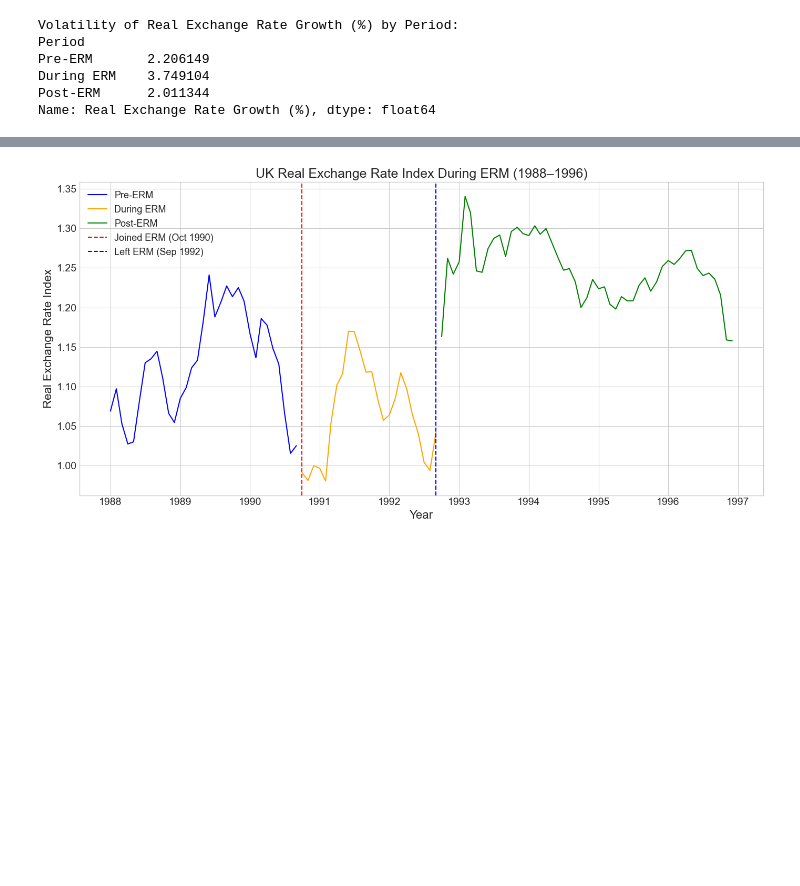
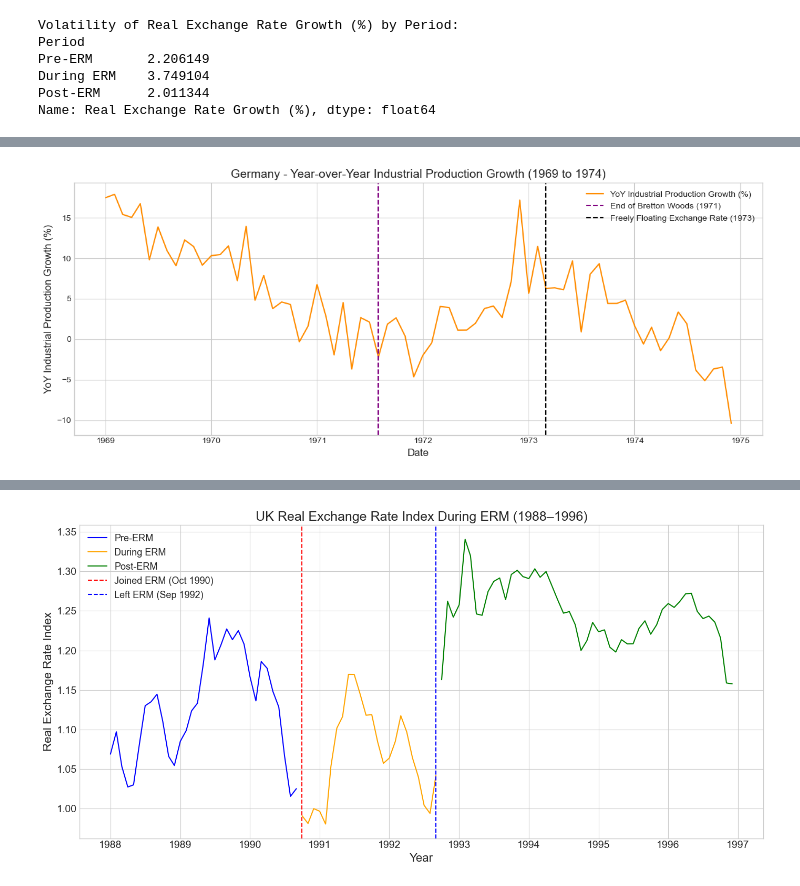
Before and after one commit to EC1B1-Macro-Project/Germany_Coursework, a Jupyter notebook: code/NB00.ipynb, the cells around one changed output, grey strips where cells are left out. Cells and saved outputs as stored; diff of their text form; code cells hidden in the pictures; blank space fills up the shorter version.

```diff
--- a/code/NB00.ipynb
+++ b/code/NB00.ipynb
@@ -220,7 +221,7 @@ merged_df
 746 rows × 10 columns
 # %%
 # Define a function to detect strict (fewer) outliers
-def detect_outliers_strict(df, column, iqr_threshold=2.5, z_threshold=3.0):
+def detect_outliers_strict(df, column, iqr_threshold=3.5, z_threshold=4):
     # Compute IQR bounds
     Q1 = df[column].quantile(0.25)
     Q3 = df[column].quantile(0.75)
@@ -243,7 +244,7 @@ numeric_columns = merged_df.select_dtypes(include=[np.number]).columns
 outlier_locations = []
 
 for col in numeric_columns:
-    outliers = detect_outliers_strict(merged_df, col, iqr_threshold=2.5, z_threshold=3.0)
+    outliers = detect_outliers_strict(merged_df, col, iqr_threshold=3.5, z_threshold=4)
 
     # Store row index, month, column, and outlier value
     for index in merged_df[outliers].index:
@@ -1408,0 +1370,26 @@ Name: Real Exchange Rate Growth (%), dtype: float64
+# %%
+# Filter for Germany and the date range 1969 to 1974
+df_plot = final_merged_df[
+    (final_merged_df["Country"] == "Germany") &
+    (final_merged_df["Date"] >= "1969-01-01") &
+    (final_merged_df["Date"] <= "1974-12-31")
+]
+
+# Plot
+plt.figure(figsize=(12, 5))
+plt.plot(df_plot["Date"], df_plot["Industrial Production YoY Growth (%)"], color="darkorange", label="YoY Industrial Production Growth (%)")
+
+# Add vertical lines for historical events
+plt.axvline(pd.to_datetime("1971-08-01"), color='purple', linestyle='--', label="End of Bretton Woods (1971)")
+plt.axvline(pd.to_datetime("1973-03-01"), color='black', linestyle='--', label="Freely Floating Exchange Rate (1973)")
+
+# Title and labels
+plt.title("Germany - Year-over-Year Industrial Production Growth (1969 to 1974)", fontsize=14)
+plt.xlabel("Date", fontsize=12)
+plt.ylabel("YoY Industrial Production Growth (%)", fontsize=12)
+plt.legend(fontsize=10)
+plt.grid(True)
+plt.tight_layout()
+plt.show()
+# %% [output]
+[figure, added]
```
Also changed, not shown: parts of 25 cells of this notebook.
